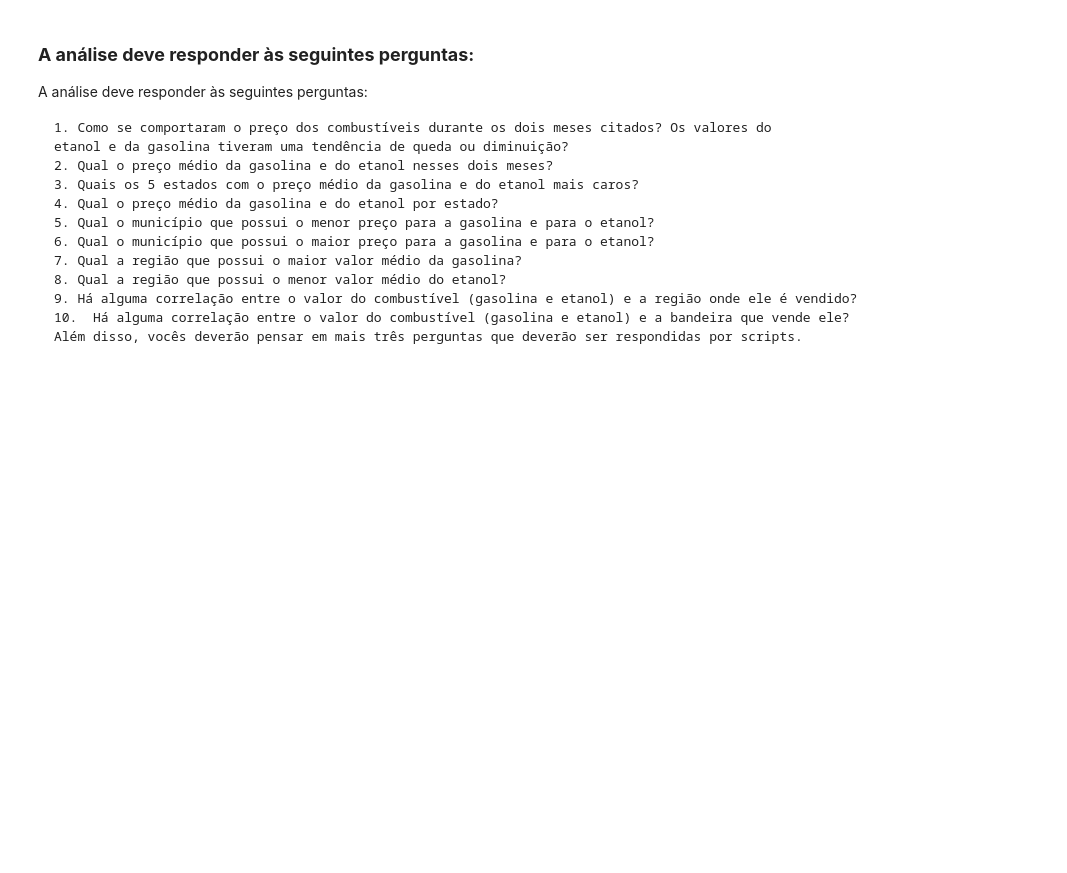
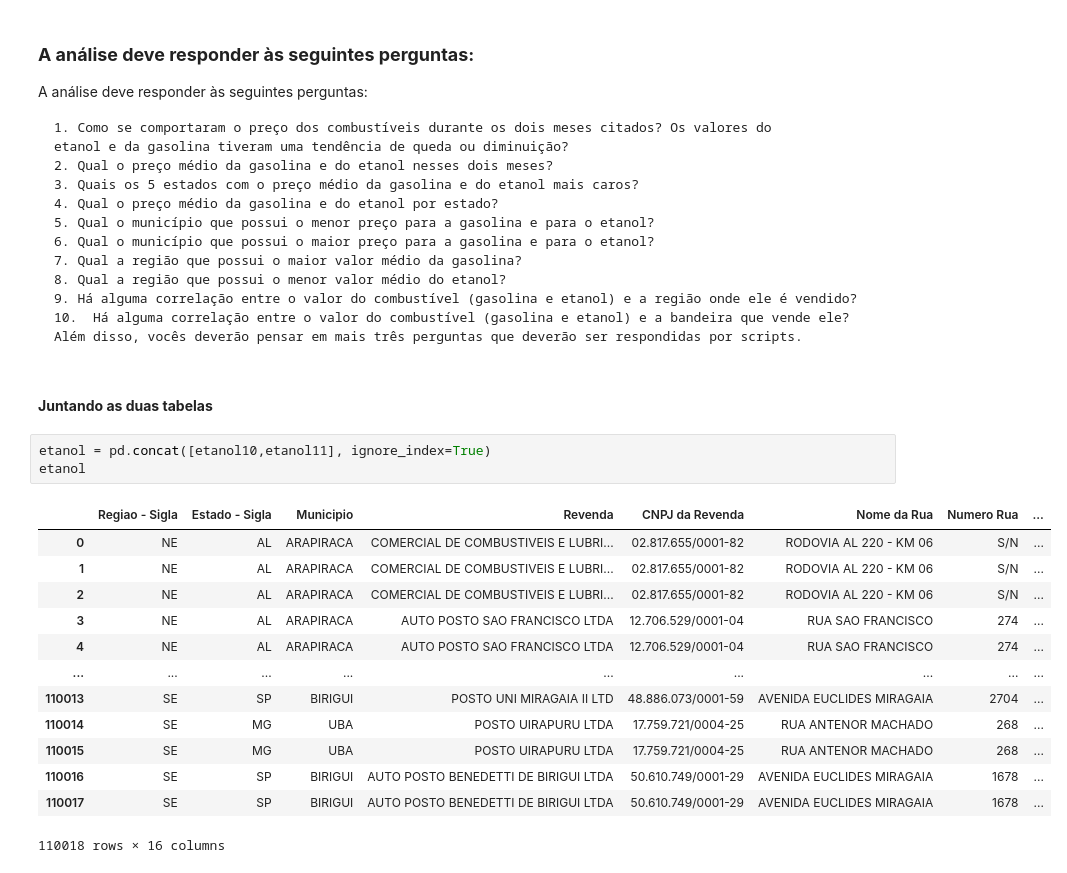
Before and after one commit to arthurlorran1/Projeto-4, a Jupyter notebook: presentation/notebook.ipynb, the cells around one changed output. Cells and saved outputs as stored; diff of their text form; blank space fills up the shorter version.

```diff
--- a/presentation/notebook.ipynb
+++ b/presentation/notebook.ipynb
@@ -62,3 +62,22 @@ A análise deve responder às seguintes perguntas:
     9. Há alguma correlação entre o valor do combustível (gasolina e etanol) e a região onde ele é vendido?
     10.  Há alguma correlação entre o valor do combustível (gasolina e etanol) e a bandeira que vende ele?
     Além disso, vocês deverão pensar em mais três perguntas que deverão ser respondidas por scripts.
+# %% [markdown]
+#### **Juntando as duas tabelas**
+# %%
+etanol = pd.concat([etanol10,etanol11], ignore_index=True)
+etanol
+# %% [output]
+|  | Regiao - Sigla | Estado - Sigla | Municipio | Revenda | CNPJ da Revenda | Nome da Rua | Numero Rua | ... |
+| 0 | NE | AL | ARAPIRACA | COMERCIAL DE COMBUSTIVEIS E LUBRI... | 02.817.655/0001-82 | RODOVIA AL 220 - KM 06 | S/N | ... |
+| 1 | NE | AL | ARAPIRACA | COMERCIAL DE COMBUSTIVEIS E LUBRI... | 02.817.655/0001-82 | RODOVIA AL 220 - KM 06 | S/N | ... |
+| 2 | NE | AL | ARAPIRACA | COMERCIAL DE COMBUSTIVEIS E LUBRI... | 02.817.655/0001-82 | RODOVIA AL 220 - KM 06 | S/N | ... |
+| 3 | NE | AL | ARAPIRACA | AUTO POSTO SAO FRANCISCO LTDA | 12.706.529/0001-04 | RUA SAO FRANCISCO | 274 | ... |
+| 4 | NE | AL | ARAPIRACA | AUTO POSTO SAO FRANCISCO LTDA | 12.706.529/0001-04 | RUA SAO FRANCISCO | 274 | ... |
+| ... | ... | ... | ... | ... | ... | ... | ... | ... |
+| 110013 | SE | SP | BIRIGUI | POSTO UNI MIRAGAIA II LTD | 48.886.073/0001-59 | AVENIDA EUCLIDES MIRAGAIA | 2704 | ... |
+| 110014 | SE | MG | UBA | POSTO UIRAPURU LTDA | 17.759.721/0004-25 | RUA ANTENOR MACHADO | 268 | ... |
+| 110015 | SE | MG | UBA | POSTO UIRAPURU LTDA | 17.759.721/0004-25 | RUA ANTENOR MACHADO | 268 | ... |
+| 110016 | SE | SP | BIRIGUI | AUTO POSTO BENEDETTI DE BIRIGUI LTDA | 50.610.749/0001-29 | AVENIDA EUCLIDES MIRAGAIA | 1678 | ... |
+| 110017 | SE | SP | BIRIGUI | AUTO POSTO BENEDETTI DE BIRIGUI LTDA | 50.610.749/0001-29 | AVENIDA EUCLIDES MIRAGAIA | 1678 | ... |
+110018 rows × 16 columns
```
Also changed, not shown: parts of 1 cell of this notebook.
